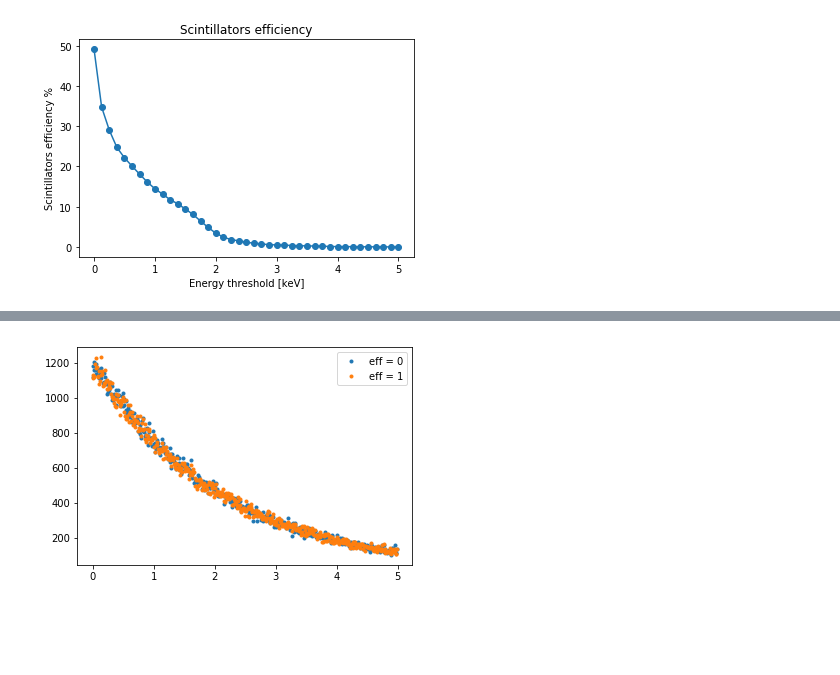
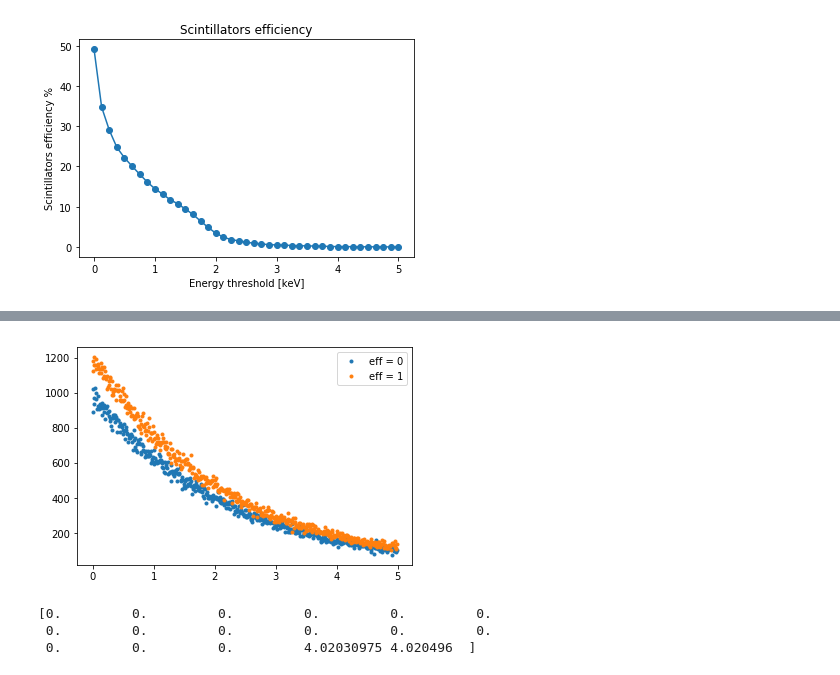
Before and after one commit to irenecortinovis/MuMass_sim, a Jupyter notebook: build/data/M_formation-Mu-only.ipynb, the cells around one changed output, grey strips where cells are left out. Saved outputs shown, nothing was run; the diff lists cells and outputs as text; code cells hidden in the pictures; blank space fills up the shorter version.

```diff
--- a/build/data/M_formation-Mu-only.ipynb
+++ b/build/data/M_formation-Mu-only.ipynb
@@ -493,27 +493,27 @@ plt.show()
 # %%
 thr_scint = 0.5
 fraction = 0.4
 
-coord0 = get_times_muform('musr_8.root', thr_scint=thr_scint)
-coord1 = get_times_muform('musr_9.root', thr_scint=thr_scint)
+coord0 = get_times_muform('musr_6.root', thr_scint=thr_scint)
+coord1 = get_times_muform('musr_8_2M_nodiff.root', thr_scint=thr_scint)
 coord04 = create_fraction(coord0, coord1, fraction)
 
 bins = np.linspace(0,5,501)
 
 times = []
-for coords in [coord0, coord04]:
+for coords in [coord0, coord1]:
     hist = plt.hist(coords, alpha=0.4, bins=bins)
     times.append(hist[0])
 plt.close()
 
 labels = ['eff = 0', 'eff = 1']
 #labels = ['eff = 0', 'eff = 0.4']
 for time_list, label in zip(times, labels):
     plt.plot(bins[:-1], time_list, '.', label=label)
 plt.legend()
 plt.show()
 # %% [output]
-[figure, old version]
+[figure, new version]
 # %%
 def create_fraction(times0, times1, fraction):
     #number of events from prob0 list
@@ -540,0 +551,11 @@ def create_fraction(times0, times1, fraction):
+# %%
+TDC_times = get_TDC_times("musr_8.root")
+for event in TDC_times:
+    #if event[-1]!=0:
+    print(event)
+
+detectors = ['backMCP', 'scT', 'scB', 'BGOsx12', 'topMCP', 'botMCP']
+# %% [output]
+[0.         0.         0.         0.         0.         0.
+ 0.         0.         0.         0.         0.         0.
+ 0.         0.         0.         4.02030975 4.020496  ]
```
Also changed, not shown: parts of 5 cells of this notebook, 5 other files.
